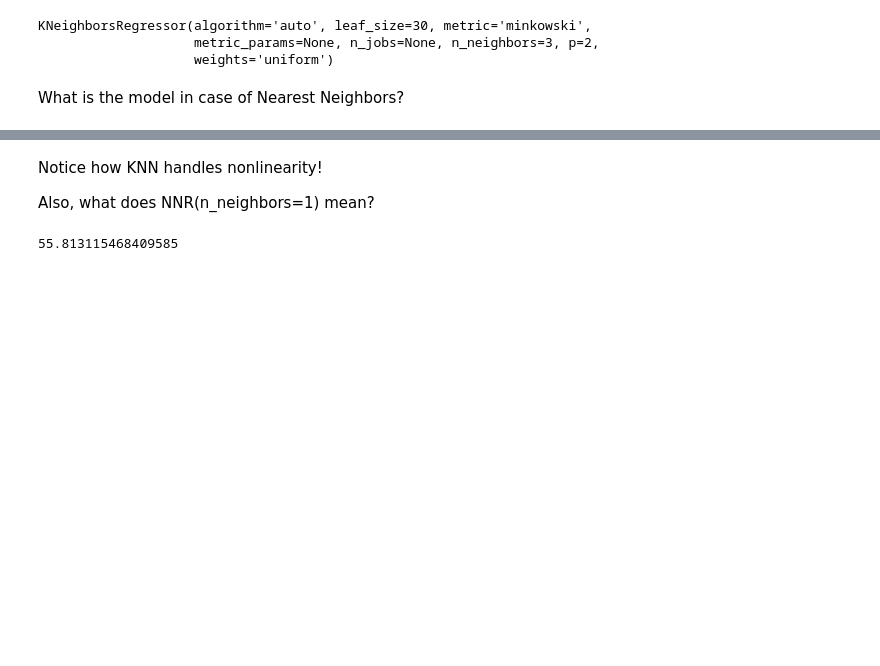
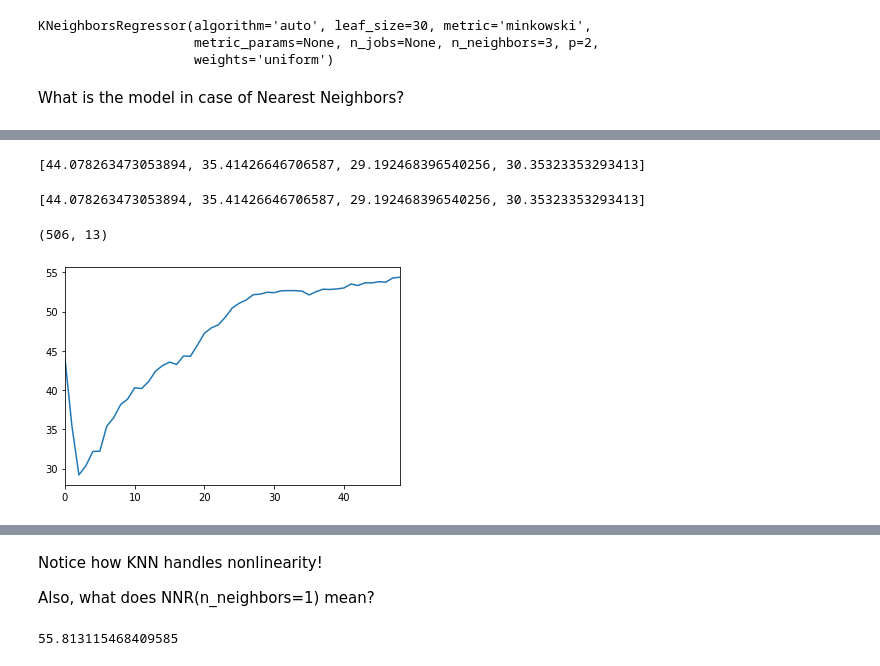
Before and after one commit to alechay/spring2020, a Jupyter notebook: 04/Week4.ipynb, the cells around one changed output, grey strips where cells are left out. Saved outputs shown, nothing was run; the diff lists cells and outputs as text; code cells hidden in the pictures; blank space fills up the shorter version.

```diff
--- a/04/Week4.ipynb
+++ b/04/Week4.ipynb
@@ -522,0 +565,16 @@ What is the model in case of Nearest Neighbors?
+# %%
+scores[:4]
+# %% [output]
+[44.078263473053894, 35.41426646706587, 29.192468396540256, 30.35323353293413]
+# %%
+tts_scores[:4]
+# %% [output]
+[44.078263473053894, 35.41426646706587, 29.192468396540256, 30.35323353293413]
+# %%
+X.shape
+# %% [output]
+(506, 13)
+# %%
+pd.Series(scores).plot.line();
+# %% [output]
+[figure, added]
```
Also changed, not shown: parts of 18 cells of this notebook.
